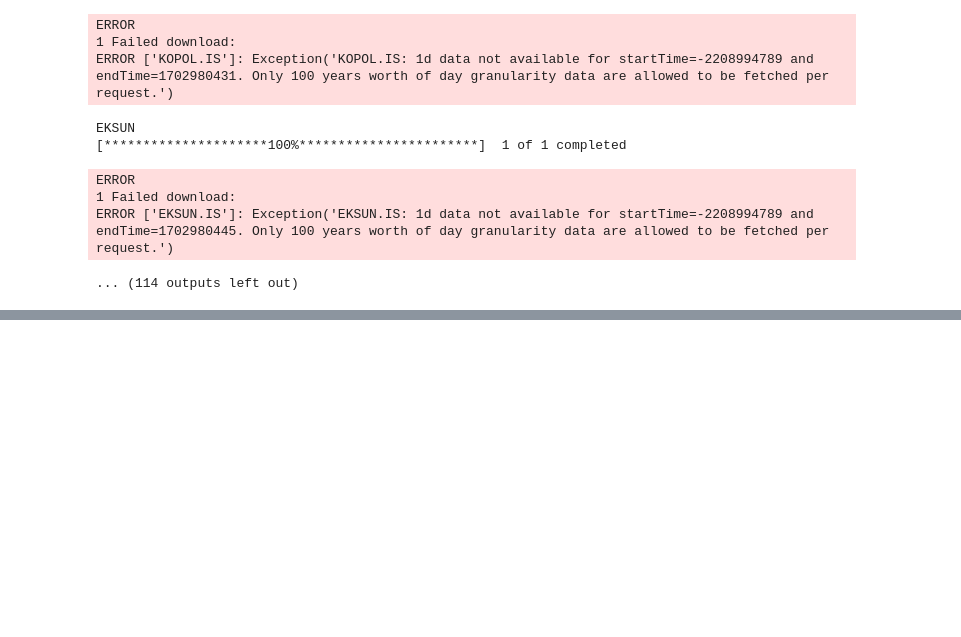
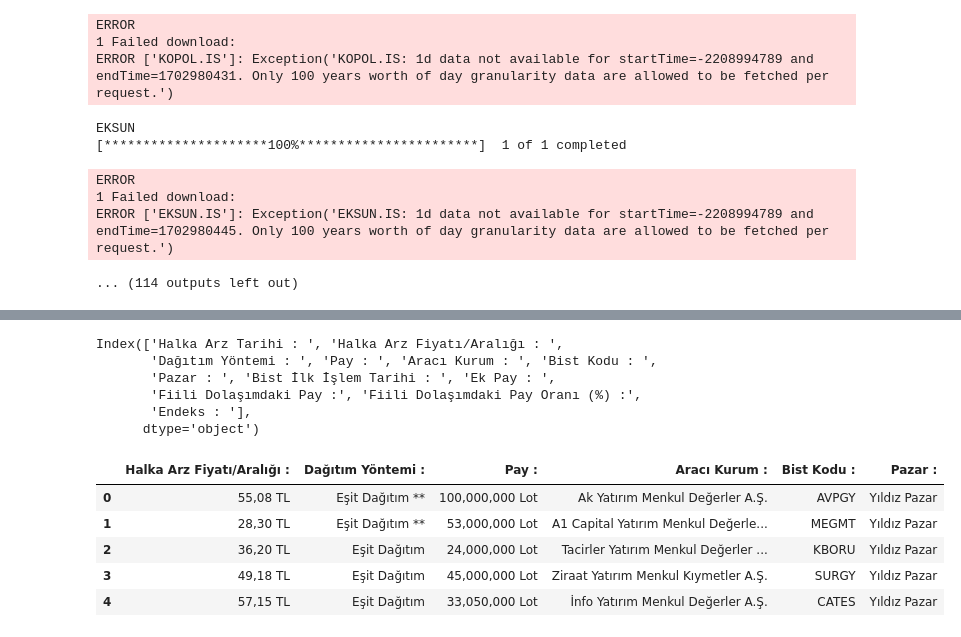
Before and after one commit to uguratli/HalkaArz, a Jupyter notebook: Halka_arz_lab.ipynb, the cells around one changed output, grey strips where cells are left out. Cells and saved outputs as stored; diff of their text form; code cells hidden in the pictures; blank space fills up the shorter version.

```diff
--- a/Halka_arz_lab.ipynb
+++ b/Halka_arz_lab.ipynb
@@ -268,0 +305,20 @@ dict
+# %%
+halka_arz_info_df.columns
+# %% [output]
+Index(['Halka Arz Tarihi : ', 'Halka Arz Fiyatı/Aralığı : ',
+       'Dağıtım Yöntemi : ', 'Pay : ', 'Aracı Kurum : ', 'Bist Kodu : ',
+       'Pazar : ', 'Bist İlk İşlem Tarihi : ', 'Ek Pay : ',
+       'Fiili Dolaşımdaki Pay :', 'Fiili Dolaşımdaki Pay Oranı (%) :',
+       'Endeks : '],
+      dtype='object')
+# %%
+info_df = halka_arz_info_df.drop(columns=['Halka Arz Tarihi : ', 'Bist İlk İşlem Tarihi : ', 'Endeks : ',
+                                 'Bist İlk İşlem Tarihi : ', 'Ek Pay : ', 'Fiili Dolaşımdaki Pay :', 'Fiili Dolaşımdaki Pay Oranı (%) :'])
+info_df.head()
+# %% [output]
+|  | Halka Arz Fiyatı/Aralığı : | Dağıtım Yöntemi : | Pay : | Aracı Kurum : | Bist Kodu : | Pazar : |
+| 0 | 55,08 TL | Eşit Dağıtım ** | 100,000,000 Lot | Ak Yatırım Menkul Değerler A.Ş. | AVPGY | Yıldız Pazar |
+| 1 | 28,30 TL | Eşit Dağıtım ** | 53,000,000 Lot | A1 Capital Yatırım Menkul Değerle... | MEGMT | Yıldız Pazar |
+| 2 | 36,20 TL | Eşit Dağıtım | 24,000,000 Lot | Tacirler Yatırım Menkul Değerler ... | KBORU | Yıldız Pazar |
+| 3 | 49,18 TL | Eşit Dağıtım | 45,000,000 Lot | Ziraat Yatırım Menkul Kıymetler A.Ş. | SURGY | Yıldız Pazar |
+| 4 | 57,15 TL | Eşit Dağıtım | 33,050,000 Lot | İnfo Yatırım Menkul Değerler A.Ş. | CATES | Yıldız Pazar |
```
Also changed, not shown: parts of 17 cells of this notebook.
